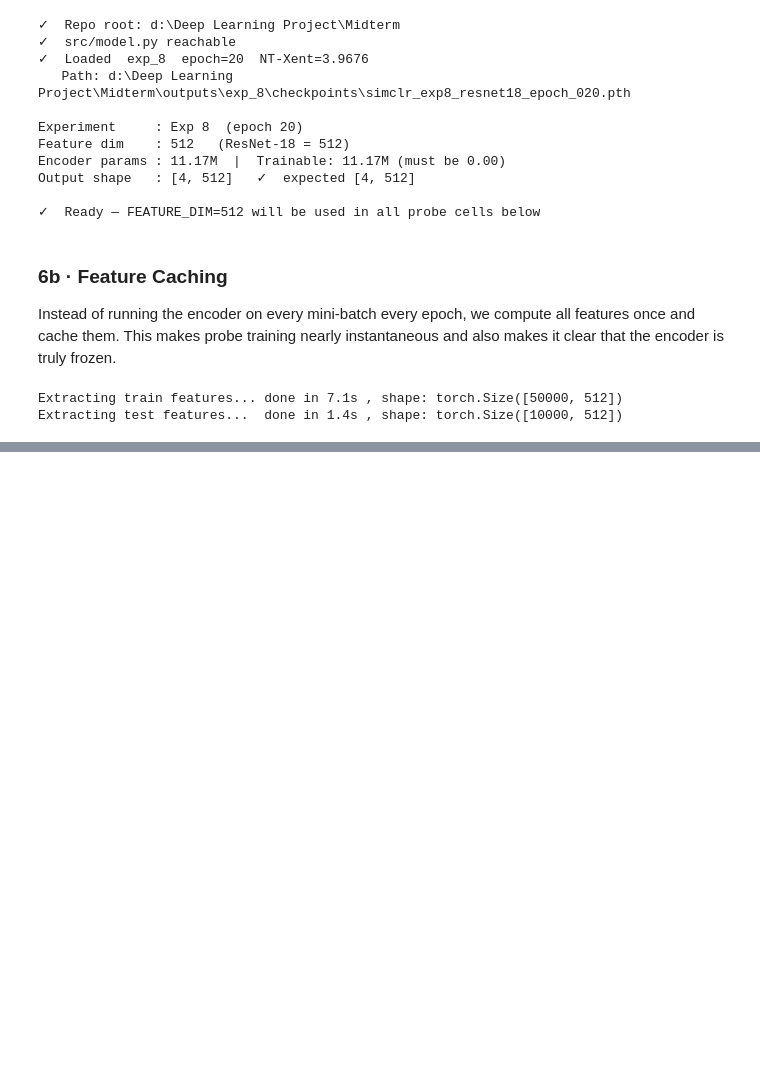
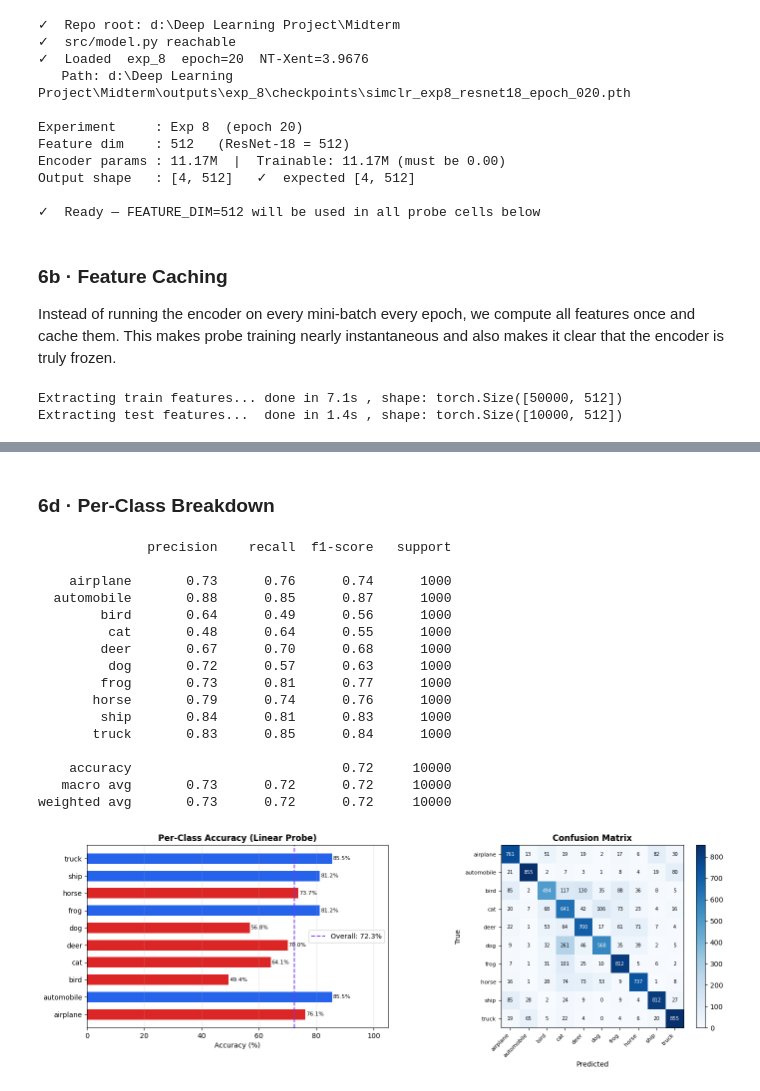
Before and after one commit to MahmoudAlyosify/SimCLR-Vision-SSL, a Jupyter notebook: notebooks/supervised-baseline-and-linear-probe-evaluation.ipynb, the cells around one changed output, grey strips where cells are left out. Drawn from its saved outputs; the diff is of its cells as text; code cells hidden in the pictures; blank space fills up the shorter version.

Commit message:
Add linear probe training and evaluation

```diff
--- a/notebooks/supervised-baseline-and-linear-probe-evaluation.ipynb
+++ b/notebooks/supervised-baseline-and-linear-probe-evaluation.ipynb
@@ -665,0 +736,68 @@ Extracting test features...  done in 1.4s , shape: torch.Size([10000, 512])
+# %% [markdown]
+### 6d · Per-Class Breakdown
+# %%
+from sklearn.metrics import confusion_matrix, classification_report
+import itertools
+
+probe.eval()
+all_preds, all_true = [], []
+with torch.no_grad():
+    for feats, lbls in probe_test_loader:
+        out = probe(feats.to(device))
+        all_preds.extend(out.argmax(1).cpu().tolist())
+        all_true.extend(lbls.tolist())
+
+# Classification report
+print(classification_report(all_true, all_preds, target_names=CLASSES))
+
+# Per-class accuracy bar chart
+cm = confusion_matrix(all_true, all_preds)
+per_class_acc = cm.diagonal() / cm.sum(axis=1) * 100
+
+fig, (ax1, ax2) = plt.subplots(1, 2, figsize=(14, 5))
+
+# Bar chart
+colors = ['#16a34a' if a >= 90 else '#2563eb' if a >= 80 else '#dc2626' for a in per_class_acc]
+bars = ax1.barh(CLASSES, per_class_acc, color=colors, height=0.6)
+ax1.axvline(probe_final_acc, color='#7c3aed', ls='--', lw=1.5, label=f'Overall: {probe_final_acc:.1f}%')
+for bar, acc in zip(bars, per_class_acc):
+    ax1.text(bar.get_width() + 0.3, bar.get_y() + bar.get_height()/2,
+             f'{acc:.1f}%', va='center', fontsize=8)
+ax1.set_xlim(0, 105)
+ax1.set_xlabel('Accuracy (%)')
+ax1.set_title('Per-Class Accuracy (Linear Probe)', fontweight='bold')
+ax1.legend()
+ax1.grid(axis='x', alpha=0.3)
+
+# Confusion matrix
+im = ax2.imshow(cm, interpolation='nearest', cmap='Blues')
+ax2.set_xticks(range(10)); ax2.set_yticks(range(10))
+ax2.set_xticklabels(CLASSES, rotation=45, ha='right', fontsize=8)
+ax2.set_yticklabels(CLASSES, fontsize=8)
+ax2.set_xlabel('Predicted'); ax2.set_ylabel('True')
+ax2.set_title('Confusion Matrix', fontweight='bold')
+for i, j in itertools.product(range(10), range(10)):
+    ax2.text(j, i, cm[i, j], ha='center', va='center',
+             color='white' if cm[i, j] > cm.max()*0.5 else 'black', fontsize=7)
+plt.colorbar(im, ax=ax2, fraction=0.046, pad=0.04)
+
+plt.tight_layout()
+plt.show()
+# %% [output]
+              precision    recall  f1-score   support
+
+    airplane       0.73      0.76      0.74      1000
+  automobile       0.88      0.85      0.87      1000
+        bird       0.64      0.49      0.56      1000
+         cat       0.48      0.64      0.55      1000
+        deer       0.67      0.70      0.68      1000
+         dog       0.72      0.57      0.63      1000
+        frog       0.73      0.81      0.77      1000
+       horse       0.79      0.74      0.76      1000
+        ship       0.84      0.81      0.83      1000
+       truck       0.83      0.85      0.84      1000
+
+    accuracy                           0.72     10000
+   macro avg       0.73      0.72      0.72     10000
+weighted avg       0.73      0.72      0.72     10000
+[figure, added]
```
Also changed, not shown: parts of 2 cells of this notebook.
